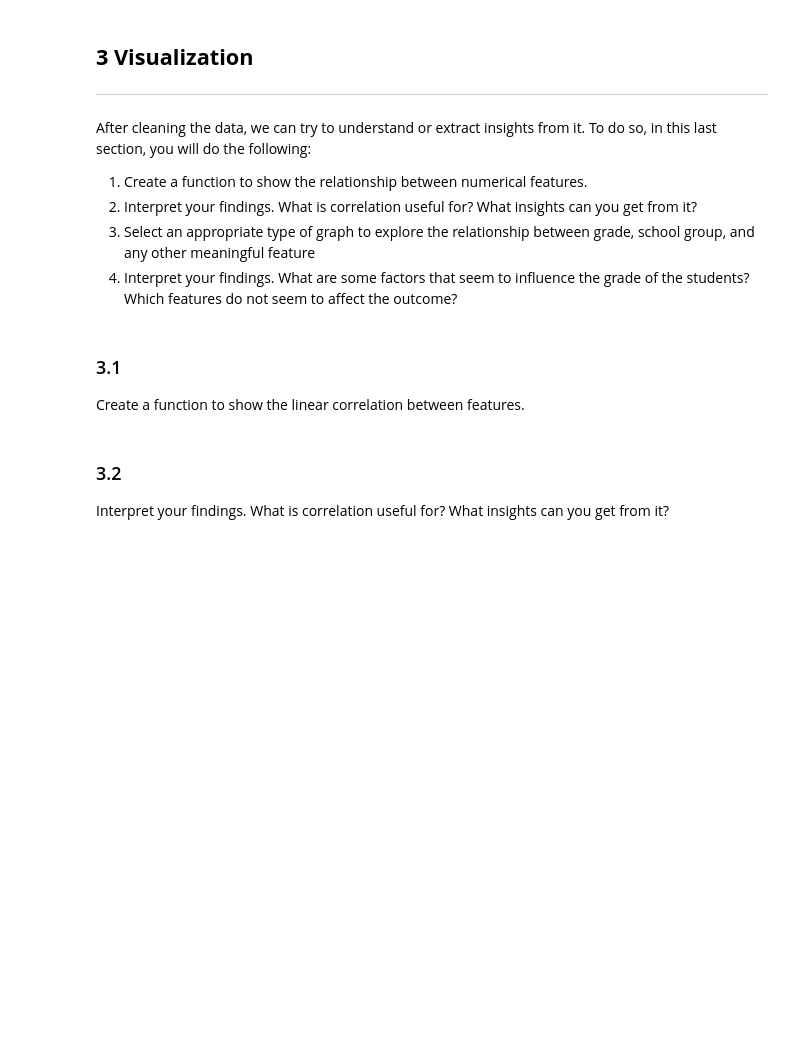
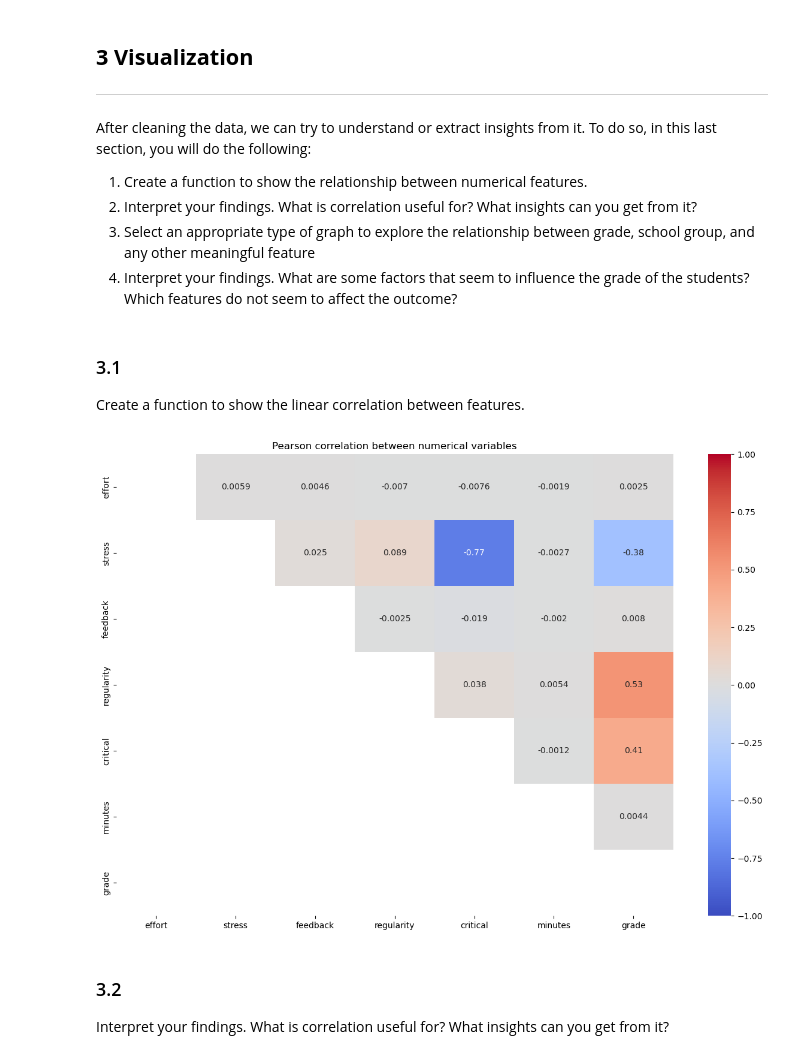
Before and after one commit to aybarsyazici/EPFL-CS421-MLBD, a Jupyter notebook: lectures/week-02/02-lab.ipynb, the cells around one changed output. Drawn from its saved outputs; the diff is of its cells as text; code cells hidden in the pictures; blank space fills up the shorter version.

```diff
--- a/lectures/week-02/02-lab.ipynb
+++ b/lectures/week-02/02-lab.ipynb
@@ -365,4 +435,17 @@ def plot_correlation(df):
 
     """
     # YOUR CODE HERE
-    raise NotImplementedError()
+    # begin
+    # get the correlation matrix
+    corr = df.corr()
+    # mask the lower triangle
+    mask = np.tril(np.ones_like(corr, dtype=bool))
+    # set the figure size
+    plt.figure(figsize=(15, 10))
+    # plot the heatmap
+    sns.heatmap(corr, annot=True, mask=mask, cmap='coolwarm', vmin=-1, vmax=1)
+    # set the title
+    plt.title('Pearson correlation between numerical variables')
+    # end
+    plt.show()
+    return
@@ -371,3 +452,7 @@ send(plot_correlation(df), 31)
+# %%
+plot_correlation(df)
+# %% [output]
+[figure, added]
 # %% [markdown]
 ### 3.2
 Interpret your findings. What is correlation useful for? What insights can you get from it?
```
Also changed, not shown: parts of 22 cells of this notebook, 18 other files.
